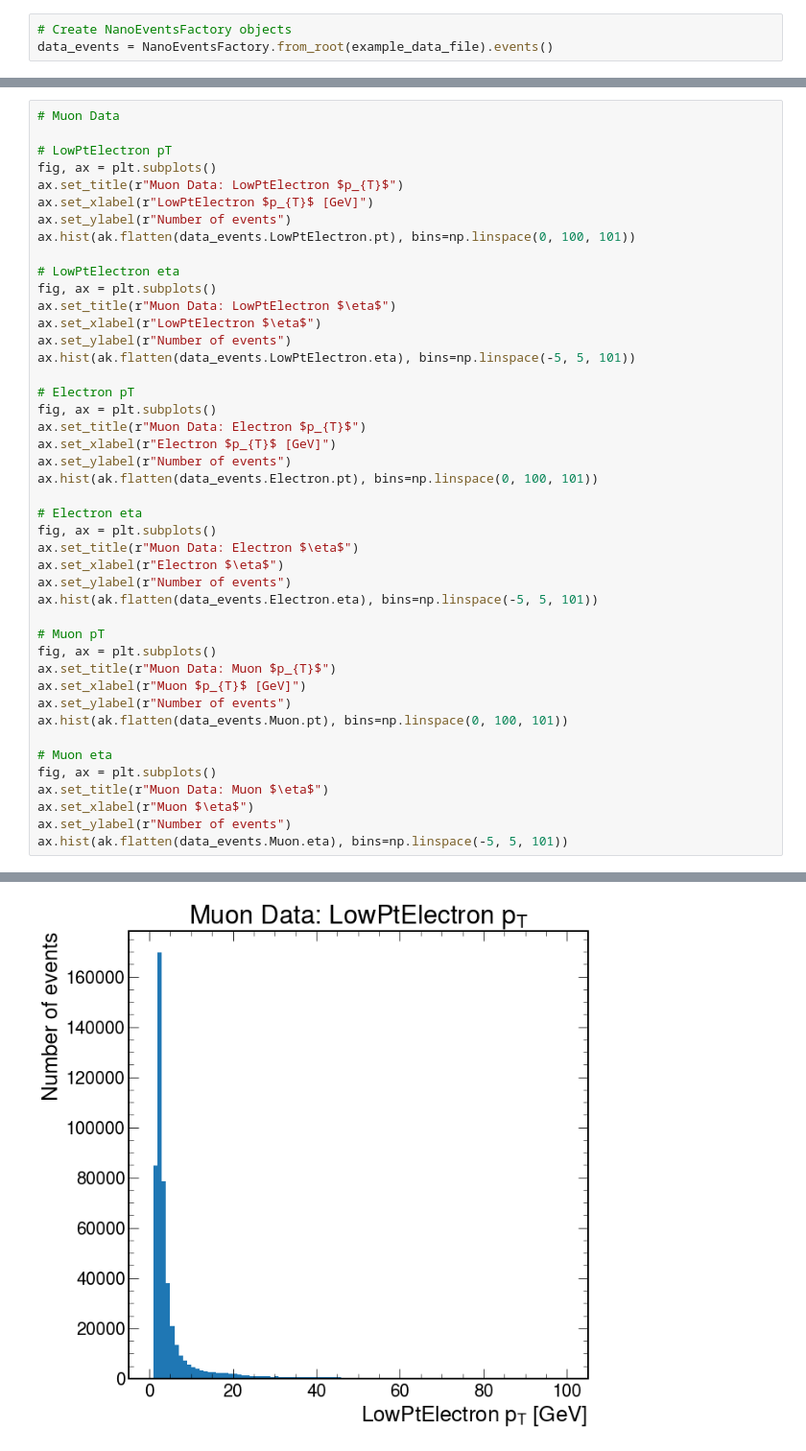
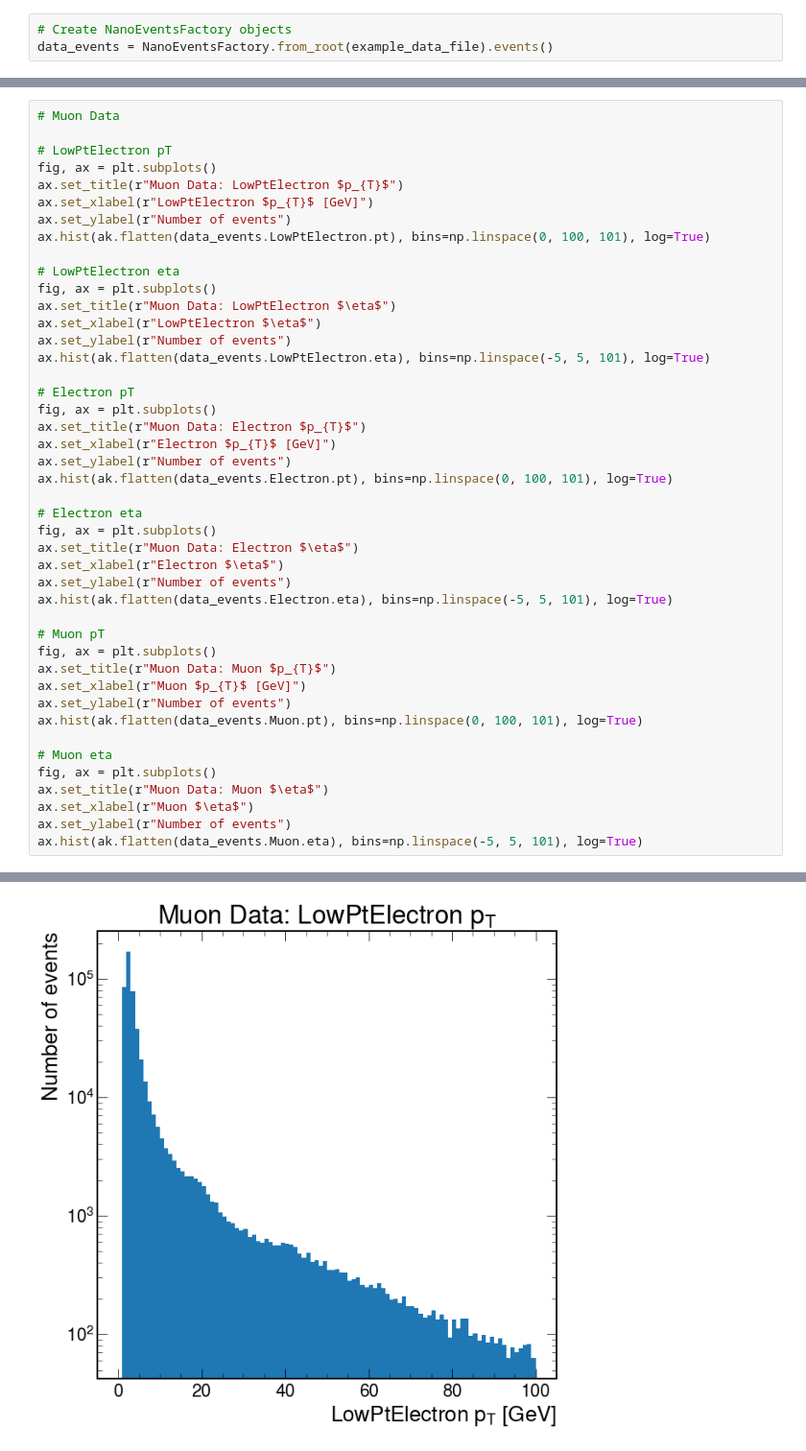
Before and after one commit to ku-cms/LeptonStudies, a Jupyter notebook: notebooks/electron_tnp_Jpsi_mass.ipynb, the cells around one changed output, grey strips where cells are left out. Shown: that part at 96% size. Cells and saved outputs as stored; diff of their text form.

Commit message:
Plot the number of low pt electrons, electrons, and muons.

```diff
--- a/notebooks/electron_tnp_Jpsi_mass.ipynb
+++ b/notebooks/electron_tnp_Jpsi_mass.ipynb
@@ -107,58 +166,58 @@ fig, ax = plt.subplots()
 ax.set_title(r"Muon Data: LowPtElectron $p_{T}$")
 ax.set_xlabel(r"LowPtElectron $p_{T}$ [GeV]")
 ax.set_ylabel(r"Number of events")
-ax.hist(ak.flatten(data_events.LowPtElectron.pt), bins=np.linspace(0, 100, 101))
+ax.hist(ak.flatten(data_events.LowPtElectron.pt), bins=np.linspace(0, 100, 101), log=True)
 
 # LowPtElectron eta
 fig, ax = plt.subplots()
 ax.set_title(r"Muon Data: LowPtElectron $\eta$")
 ax.set_xlabel(r"LowPtElectron $\eta$")
 ax.set_ylabel(r"Number of events")
-ax.hist(ak.flatten(data_events.LowPtElectron.eta), bins=np.linspace(-5, 5, 101))
+ax.hist(ak.flatten(data_events.LowPtElectron.eta), bins=np.linspace(-5, 5, 101), log=True)
 
 # Electron pT
 fig, ax = plt.subplots()
 ax.set_title(r"Muon Data: Electron $p_{T}$")
 ax.set_xlabel(r"Electron $p_{T}$ [GeV]")
 ax.set_ylabel(r"Number of events")
-ax.hist(ak.flatten(data_events.Electron.pt), bins=np.linspace(0, 100, 101))
+ax.hist(ak.flatten(data_events.Electron.pt), bins=np.linspace(0, 100, 101), log=True)
 
 # Electron eta
 fig, ax = plt.subplots()
 ax.set_title(r"Muon Data: Electron $\eta$")
 ax.set_xlabel(r"Electron $\eta$")
 ax.set_ylabel(r"Number of events")
-ax.hist(ak.flatten(data_events.Electron.eta), bins=np.linspace(-5, 5, 101))
+ax.hist(ak.flatten(data_events.Electron.eta), bins=np.linspace(-5, 5, 101), log=True)
 
 # Muon pT
 fig, ax = plt.subplots()
 ax.set_title(r"Muon Data: Muon $p_{T}$")
 ax.set_xlabel(r"Muon $p_{T}$ [GeV]")
 ax.set_ylabel(r"Number of events")
-ax.hist(ak.flatten(data_events.Muon.pt), bins=np.linspace(0, 100, 101))
+ax.hist(ak.flatten(data_events.Muon.pt), bins=np.linspace(0, 100, 101), log=True)
 
 # Muon eta
 fig, ax = plt.subplots()
 ax.set_title(r"Muon Data: Muon $\eta$")
 ax.set_xlabel(r"Muon $\eta$")
 ax.set_ylabel(r"Number of events")
-ax.hist(ak.flatten(data_events.Muon.eta), bins=np.linspace(-5, 5, 101))
+ax.hist(ak.flatten(data_events.Muon.eta), bins=np.linspace(-5, 5, 101), log=True)
 # %% [output]
 (array([4.0000e+00, 4.0000e+00, 8.0000e+00, 7.0000e+00, 7.0000e+00,
         6.0000e+00, 8.0000e+00, 1.1000e+01, 1.1000e+01, 1.1000e+01,
         1.6000e+01, 1.8000e+01, 1.9000e+01, 1.7000e+01, 1.1000e+01,
         1.9000e+01, 1.7000e+01, 2.2000e+01, 3.0000e+01, 3.3000e+01,
         3.2000e+01, 3.8000e+01, 5.6000e+01, 8.0000e+01, 1.1600e+02,
         4.0790e+03, 2.3855e+04, 2.7411e+04, 2.6523e+04, 2.9840e+04,
         3.1114e+04, 3.1360e+04, 3.0622e+04, 3.3909e+04, 3.6127e+04,
         4.0688e+04, 4.3818e+04, 4.7165e+04, 4.7916e+04, 4.6844e+04,
         4.3751e+04, 4.2109e+04, 4.2562e+04, 4.1170e+04, 4.0391e+04,
         4.1467e+04, 4.1186e+04, 3.3722e+04, 3.6959e+04, 4.1007e+04,
         4.0752e+04, 3.7056e+04, 3.4153e+04, 4.1637e+04, 4.2269e+04,
         4.0935e+04, 4.1405e+04, 4.2885e+04, 4.2896e+04, 4.5367e+04,
 ... (15 lines left out)
          2.7,  2.8,  2.9,  3. ,  3.1,  3.2,  3.3,  3.4,  3.5,  3.6,  3.7,
          3.8,  3.9,  4. ,  4.1,  4.2,  4.3,  4.4,  4.5,  4.6,  4.7,  4.8,
          4.9,  5. ]),
  <BarContainer object of 100 artists>)
-[figure, old version]
+[figure, new version]
```
Also changed, not shown: parts of 5 cells of this notebook, 1 other file.
